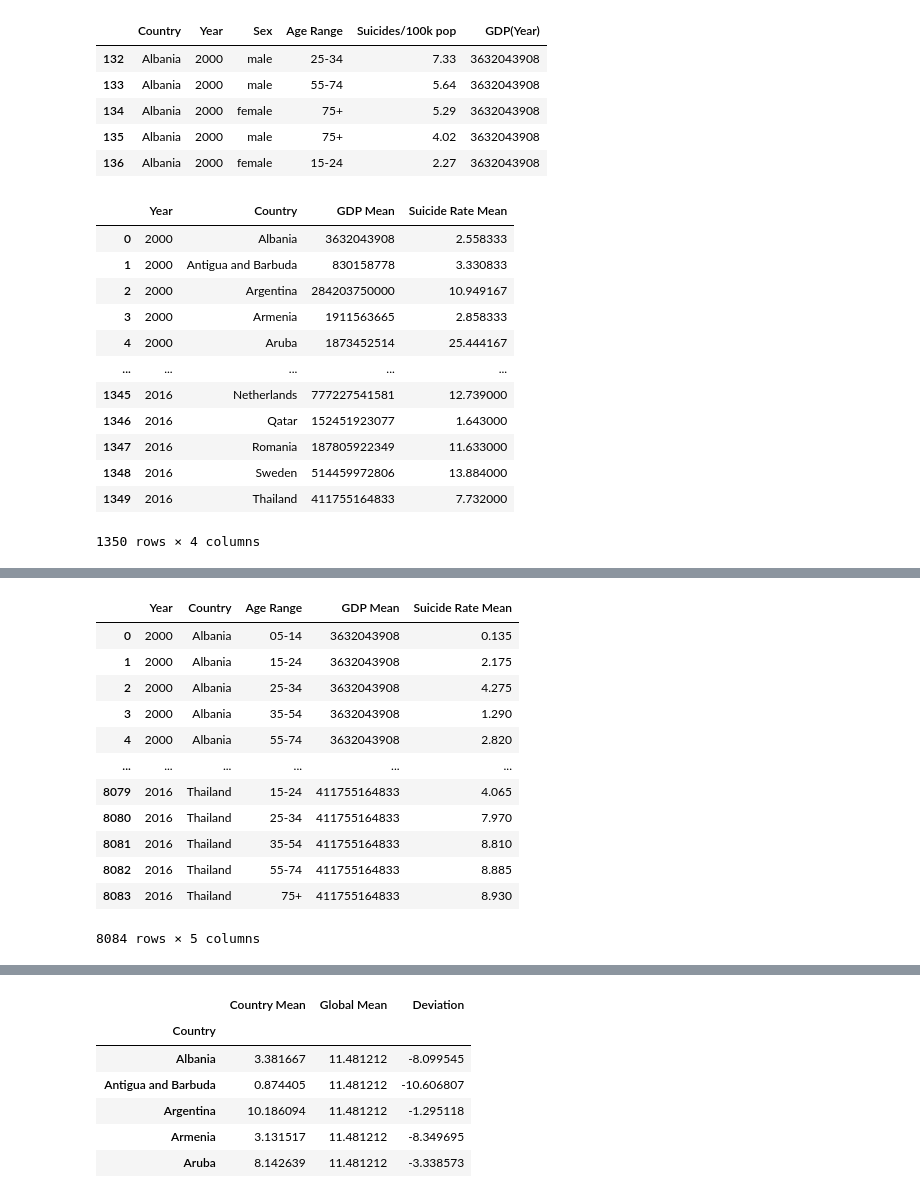
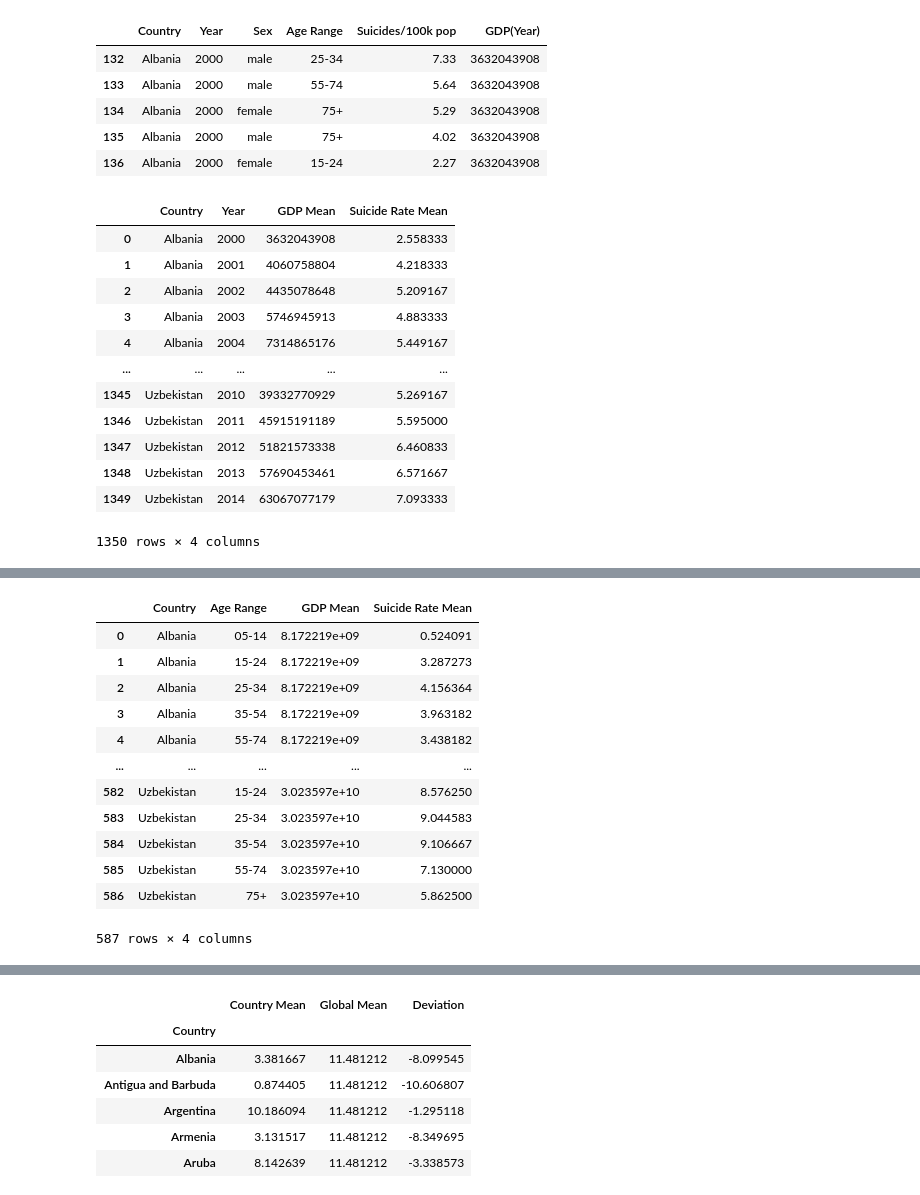
Before and after one commit to elysesulkey/Suicide-in-the-Americas-Data-Analysis, a Jupyter notebook: april12ESmatplot.ipynb, the cells around one changed output, grey strips where cells are left out. Drawn from its saved outputs; the diff is of its cells as text; code cells hidden in the pictures.

```diff
--- a/april12ESmatplot.ipynb
+++ b/april12ESmatplot.ipynb
@@ -45,8 +45,8 @@ filtered_date_df.head()
 # %%
 # group by year and country / find averages
 
-country_gdp = filtered_date_df.groupby(["Year", "Country"])["GDP(Year)"].mean()
-country_suicide = filtered_date_df.groupby(["Year", "Country"])['Suicides/100k pop'].mean()
+country_gdp = filtered_date_df.groupby(["Country", "Year"])["GDP(Year)"].mean()
+country_suicide = filtered_date_df.groupby(["Country", "Year"])['Suicides/100k pop'].mean()
 
 # create summary table
 country_summary_df = pd.DataFrame({"GDP Mean": country_gdp, "Suicide Rate Mean": country_suicide})
@@ -56,18 +56,18 @@ country_summary_reset_df = country_summary_df.reset_index()
 # display table
 country_summary_reset_df
 # %% [output]
-|  | Year | Country | GDP Mean | Suicide Rate Mean |
-| 0 | 2000 | Albania | 3632043908 | 2.558333 |
-| 1 | 2000 | Antigua and Barbuda | 830158778 | 3.330833 |
-| 2 | 2000 | Argentina | 284203750000 | 10.949167 |
-| 3 | 2000 | Armenia | 1911563665 | 2.858333 |
-| 4 | 2000 | Aruba | 1873452514 | 25.444167 |
+|  | Country | Year | GDP Mean | Suicide Rate Mean |
+| 0 | Albania | 2000 | 3632043908 | 2.558333 |
+| 1 | Albania | 2001 | 4060758804 | 4.218333 |
+| 2 | Albania | 2002 | 4435078648 | 5.209167 |
+| 3 | Albania | 2003 | 5746945913 | 4.883333 |
+| 4 | Albania | 2004 | 7314865176 | 5.449167 |
 | ... | ... | ... | ... | ... |
-| 1345 | 2016 | Netherlands | 777227541581 | 12.739000 |
-| 1346 | 2016 | Qatar | 152451923077 | 1.643000 |
-| 1347 | 2016 | Romania | 187805922349 | 11.633000 |
-| 1348 | 2016 | Sweden | 514459972806 | 13.884000 |
-| 1349 | 2016 | Thailand | 411755164833 | 7.732000 |
+| 1345 | Uzbekistan | 2010 | 39332770929 | 5.269167 |
+| 1346 | Uzbekistan | 2011 | 45915191189 | 5.595000 |
+| 1347 | Uzbekistan | 2012 | 51821573338 | 6.460833 |
+| 1348 | Uzbekistan | 2013 | 57690453461 | 6.571667 |
+| 1349 | Uzbekistan | 2014 | 63067077179 | 7.093333 |
 1350 rows × 4 columns
 # %%
 country_summary_reset_df["Country"] = pd.Categorical(country_summary_reset_df["Country"])
@@ -101,27 +100,27 @@ plt.show()
 [interactive output not drawn]
 # %%
 # Group by Country, Year, Ages / find averages
-age_gdp = filtered_date_df.groupby(["Year", "Country", "Age Range"])["GDP(Year)"].mean()
-age_suicide = filtered_date_df.groupby(["Year", "Country", "Age Range"])['Suicides/100k pop'].mean()
+age_gdp = filtered_date_df.groupby(["Country", "Age Range"])["GDP(Year)"].mean()
+age_suicide = filtered_date_df.groupby(["Country", "Age Range"])['Suicides/100k pop'].mean()
 
 # Create summary table
 age_summary_df = pd.DataFrame({"GDP Mean": age_gdp, "Suicide Rate Mean": age_suicide})
 
 age_summary_reset_df = age_summary_df.reset_index()
 
 # Display table
 age_summary_reset_df
 # %% [output]
-|  | Year | Country | Age Range | GDP Mean | Suicide Rate Mean |
-| 0 | 2000 | Albania | 05-14 | 3632043908 | 0.135 |
-| 1 | 2000 | Albania | 15-24 | 3632043908 | 2.175 |
-| 2 | 2000 | Albania | 25-34 | 3632043908 | 4.275 |
-| 3 | 2000 | Albania | 35-54 | 3632043908 | 1.290 |
-| 4 | 2000 | Albania | 55-74 | 3632043908 | 2.820 |
-| ... | ... | ... | ... | ... | ... |
-| 8079 | 2016 | Thailand | 15-24 | 411755164833 | 4.065 |
-| 8080 | 2016 | Thailand | 25-34 | 411755164833 | 7.970 |
-| 8081 | 2016 | Thailand | 35-54 | 411755164833 | 8.810 |
-| 8082 | 2016 | Thailand | 55-74 | 411755164833 | 8.885 |
-| 8083 | 2016 | Thailand | 75+ | 411755164833 | 8.930 |
+|  | Country | Age Range | GDP Mean | Suicide Rate Mean |
+| 0 | Albania | 05-14 | 8.172219e+09 | 0.524091 |
+| 1 | Albania | 15-24 | 8.172219e+09 | 3.287273 |
+| 2 | Albania | 25-34 | 8.172219e+09 | 4.156364 |
+| 3 | Albania | 35-54 | 8.172219e+09 | 3.963182 |
+| 4 | Albania | 55-74 | 8.172219e+09 | 3.438182 |
+| ... | ... | ... | ... | ... |
+| 582 | Uzbekistan | 15-24 | 3.023597e+10 | 8.576250 |
+| 583 | Uzbekistan | 25-34 | 3.023597e+10 | 9.044583 |
+| 584 | Uzbekistan | 35-54 | 3.023597e+10 | 9.106667 |
+| 585 | Uzbekistan | 55-74 | 3.023597e+10 | 7.130000 |
+| 586 | Uzbekistan | 75+ | 3.023597e+10 | 5.862500 |
-8084 rows × 5 columns
+587 rows × 4 columns
```
Also changed, not shown: parts of 6 cells of this notebook.
